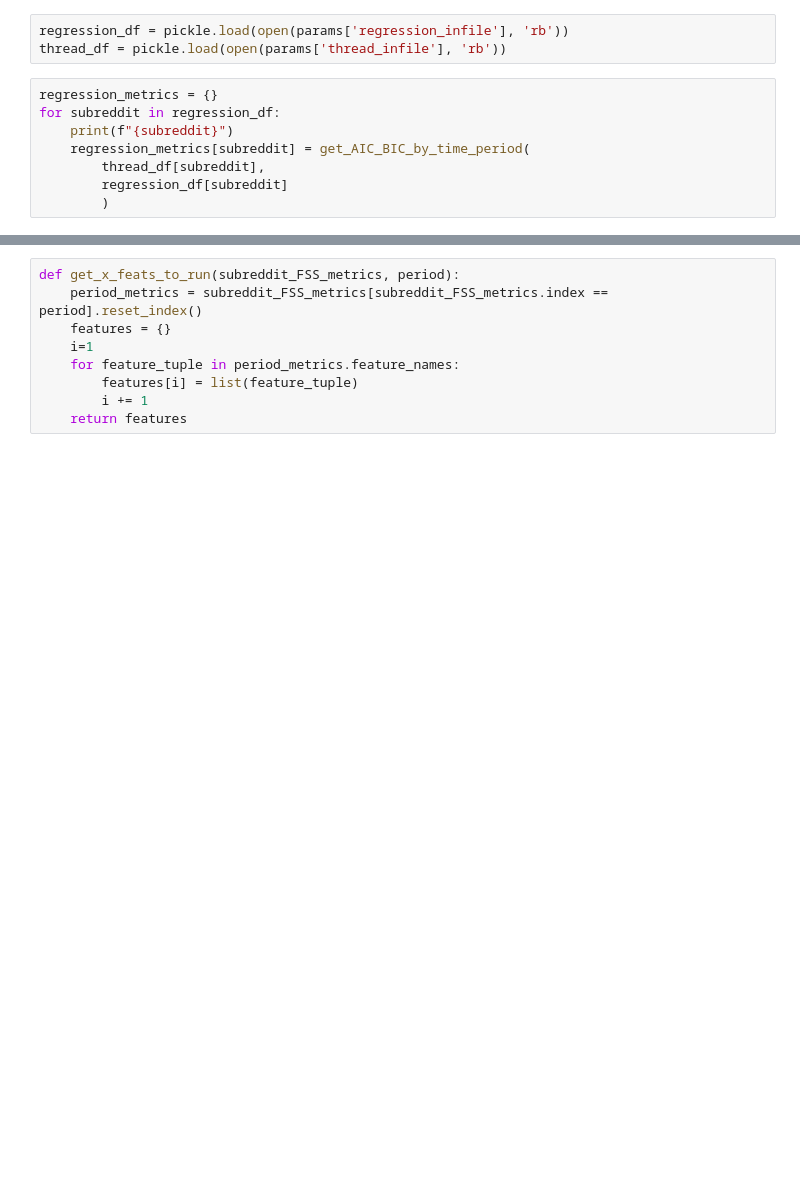
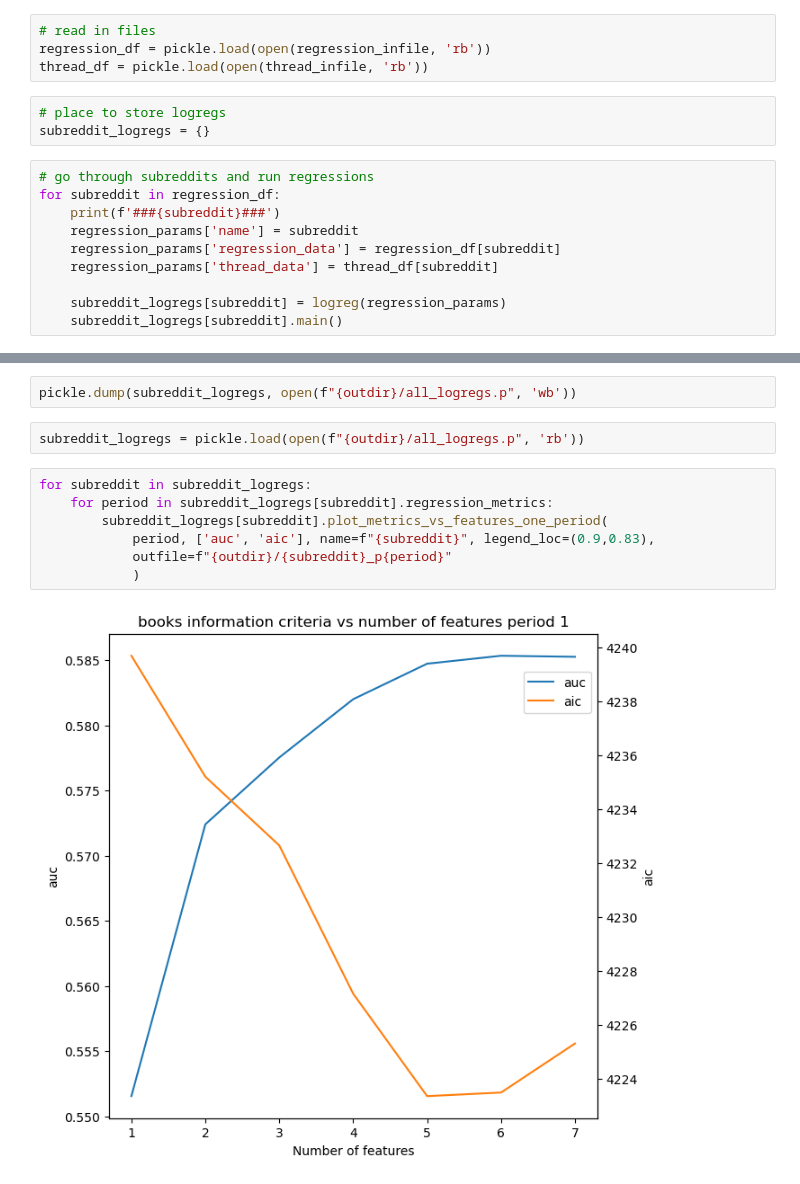
Before and after one commit to caralynch/reddit_analyses, a Jupyter notebook: 19_AIC_BIC_full_window.ipynb, the cells around one changed output, grey strips where cells are left out. Drawn from its saved outputs; the diff is of its cells as text; blank space fills up the shorter version.

```diff
--- a/19_AIC_BIC_full_window.ipynb
+++ b/19_AIC_BIC_full_window.ipynb
@@ -237,11 +51,17 @@ def get_AIC_BIC_by_time_period(subreddit_thread_data,
 # %%
-regression_df = pickle.load(open(params['regression_infile'], 'rb'))
-thread_df = pickle.load(open(params['thread_infile'], 'rb'))
+# read in files
+regression_df = pickle.load(open(regression_infile, 'rb'))
+thread_df = pickle.load(open(thread_infile, 'rb'))
+# %%
+# place to store logregs
+subreddit_logregs = {}
 # %%
-regression_metrics = {}
+# go through subreddits and run regressions
 for subreddit in regression_df:
-    print(f"{subreddit}")
-    regression_metrics[subreddit] = get_AIC_BIC_by_time_period(
-        thread_df[subreddit],
-        regression_df[subreddit]
-        )
+    print(f'###{subreddit}###')
+    regression_params['name'] = subreddit
+    regression_params['regression_data'] = regression_df[subreddit]
+    regression_params['thread_data'] = thread_df[subreddit]
+
+    subreddit_logregs[subreddit] = logreg(regression_params)
+    subreddit_logregs[subreddit].main()
@@ -248,9 +159,13 @@ for subreddit in regression_df:
-# %%
-def get_x_feats_to_run(subreddit_FSS_metrics, period):
-    period_metrics = subreddit_FSS_metrics[subreddit_FSS_metrics.index == period].reset_index()
-    features = {}
-    i=1
-    for feature_tuple in period_metrics.feature_names:
-        features[i] = list(feature_tuple)
-        i += 1
-    return features
+# %%
+pickle.dump(subreddit_logregs, open(f"{outdir}/all_logregs.p", 'wb'))
+# %%
+subreddit_logregs = pickle.load(open(f"{outdir}/all_logregs.p", 'rb'))
+# %%
+for subreddit in subreddit_logregs:
+    for period in subreddit_logregs[subreddit].regression_metrics:
+        subreddit_logregs[subreddit].plot_metrics_vs_features_one_period(
+            period, ['auc', 'aic'], name=f"{subreddit}", legend_loc=(0.9,0.83),
+            outfile=f"{outdir}/{subreddit}_p{period}"
+            )
+# %% [output]
+[figure, added]
```
Also changed, not shown: parts of 19 cells of this notebook, 24 other files.
